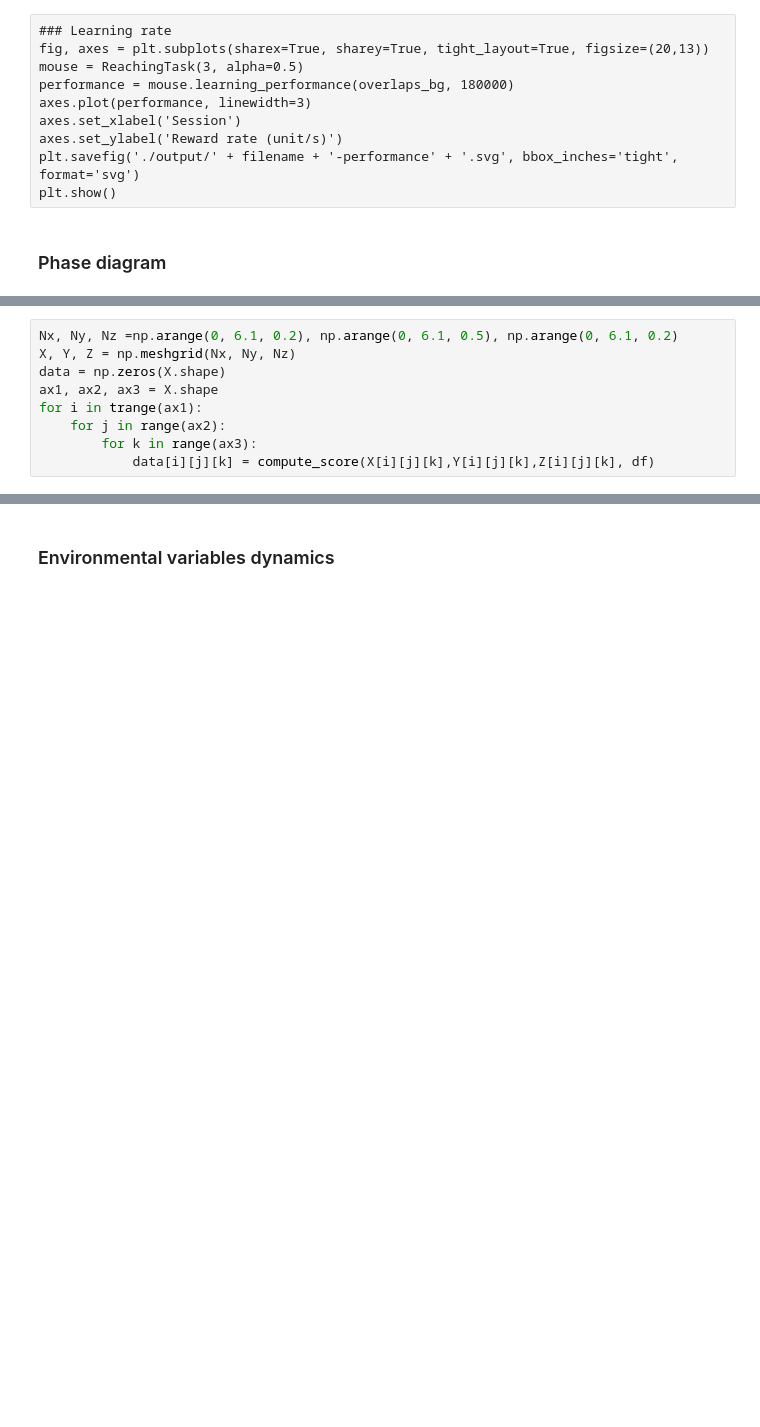
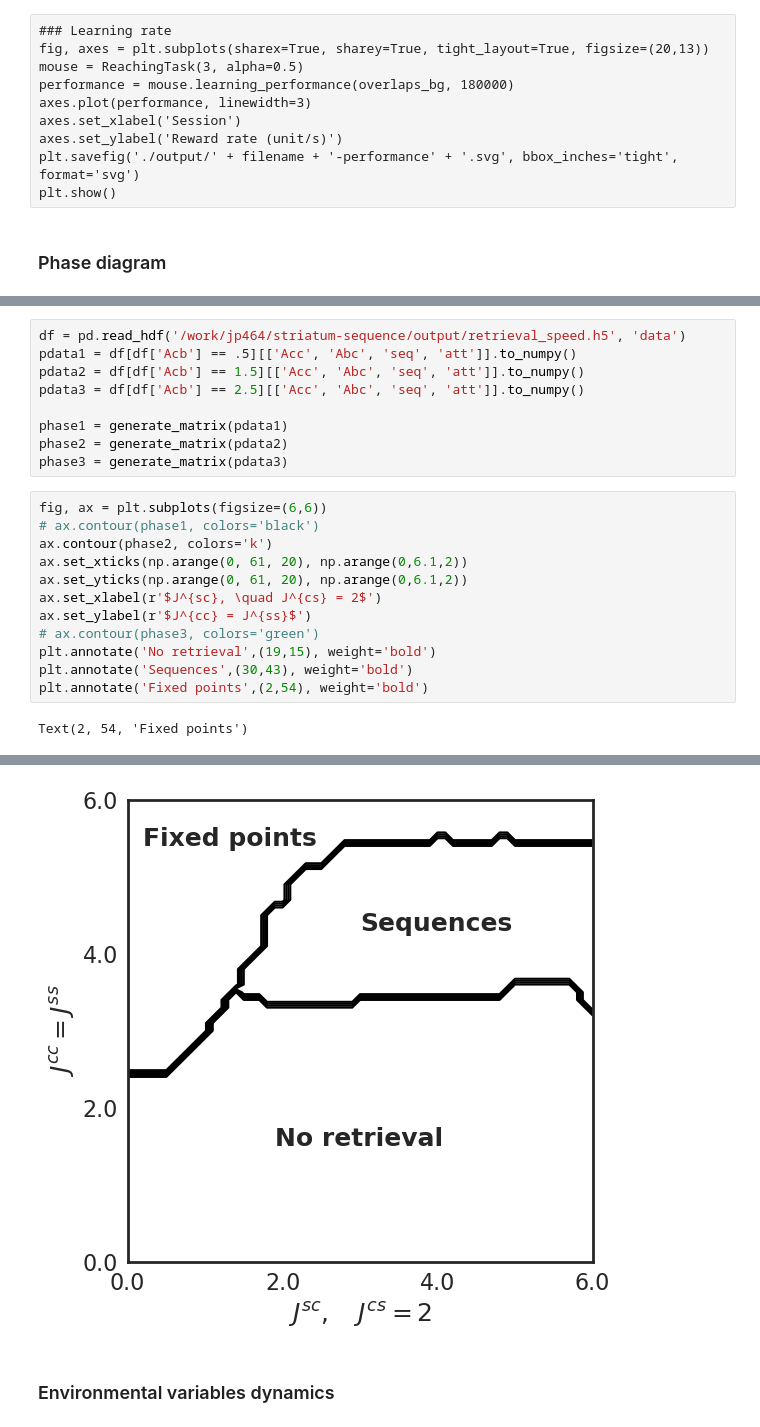
Before and after one commit to jp464/striatal-sequence, a Jupyter notebook: figures/article/1/figure.ipynb, the cells around one changed output, grey strips where cells are left out. Drawn from its saved outputs; the diff is of its cells as text; blank space fills up the shorter version.

```diff
--- a/figures/article/1/figure.ipynb
+++ b/figures/article/1/figure.ipynb
@@ -153,9 +146,0 @@ def compute_score(x, y, z, df):
-# %%
-Nx, Ny, Nz =np.arange(0, 6.1, 0.2), np.arange(0, 6.1, 0.5), np.arange(0, 6.1, 0.2)
-X, Y, Z = np.meshgrid(Nx, Ny, Nz)
-data = np.zeros(X.shape)
-ax1, ax2, ax3 = X.shape
-for i in trange(ax1):
-    for j in range(ax2):
-        for k in range(ax3):
-            data[i][j][k] = compute_score(X[i][j][k],Y[i][j][k],Z[i][j][k], df)
@@ -237,0 +204,23 @@ phase_diagram(df, Acb=1)
+# %%
+df = pd.read_hdf('/work/jp464/striatum-sequence/output/retrieval_speed.h5', 'data')
+pdata1 = df[df['Acb'] == .5][['Acc', 'Abc', 'seq', 'att']].to_numpy()
+pdata2 = df[df['Acb'] == 1.5][['Acc', 'Abc', 'seq', 'att']].to_numpy()
+pdata3 = df[df['Acb'] == 2.5][['Acc', 'Abc', 'seq', 'att']].to_numpy()
+
+phase1 = generate_matrix(pdata1)
+phase2 = generate_matrix(pdata2)
+phase3 = generate_matrix(pdata3)
+# %%
+fig, ax = plt.subplots(figsize=(6,6))
+# ax.contour(phase1, colors='black')
+ax.contour(phase2, colors='k')
+ax.set_xticks(np.arange(0, 61, 20), np.arange(0,6.1,2))
+ax.set_yticks(np.arange(0, 61, 20), np.arange(0,6.1,2))
+ax.set_xlabel(r'$J^{sc}, \quad J^{cs} = 2$')
+ax.set_ylabel(r'$J^{cc} = J^{ss}$')
+# ax.contour(phase3, colors='green')
+plt.annotate('No retrieval',(19,15), weight='bold')
+plt.annotate('Sequences',(30,43), weight='bold')
+plt.annotate('Fixed points',(2,54), weight='bold')
+# %% [output]
+Text(2, 54, 'Fixed points')
@@ -238,3 +244,4 @@ phase_diagram(df, Acb=1)
+[figure, added]
 # %% [markdown]
 ### Environmental variables dynamics
 # %%
```
Also changed, not shown: parts of 12 cells of this notebook, 3 other files.
